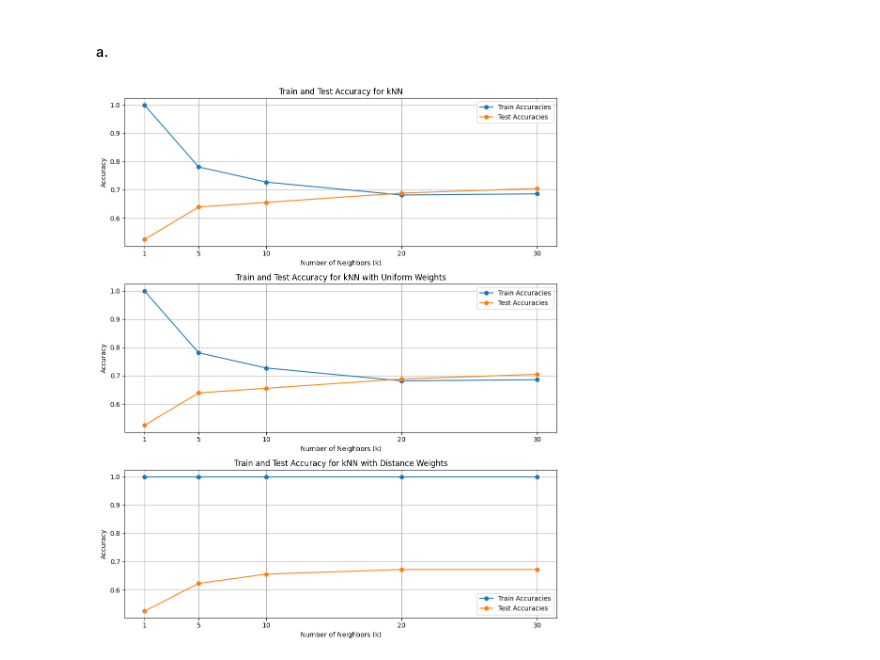
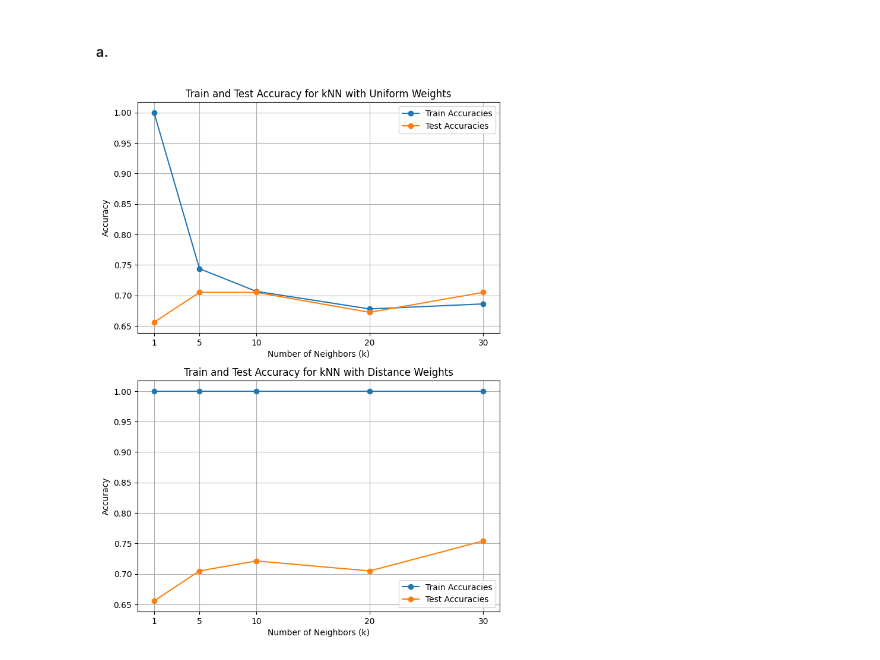
Before and after one commit to raquelgraos/Machine-Learning-Labs, a Jupyter notebook: hw2/hw2.ipynb, the cells around one changed output. Cells and saved outputs as stored; diff of their text form; code cells hidden in the pictures.

```diff
--- a/hw2/hw2.ipynb
+++ b/hw2/hw2.ipynb
@@ -98,7 +98,7 @@ print(round(res.pvalue, 2))
 import pandas as pd
 import numpy as np
 import matplotlib.pyplot as plt
-from sklearn.model_selection import train_test_split, cross_val_score, StratifiedKFold
+from sklearn.model_selection import train_test_split, StratifiedKFold
 from sklearn.neighbors import KNeighborsClassifier
 from sklearn.metrics import accuracy_score
 
@@ -106,14 +106,9 @@ df = pd.read_csv('heart-disease.csv')
 X = df.drop('target', axis=1)
 y = df['target']
 
-folds = StratifiedKFold(n_splits=5, shuffle=True, random_state=0) # onde usar cross_val_score
-
-X_train, X_test, y_train, y_test = train_test_split(X, y, train_size=0.8, random_state=0)
+X_train, X_test, y_train, y_test = train_test_split(X, y, train_size=0.8, random_state=0, stratify=y)
 
 k_values = [1, 5, 10, 20, 30]
-
-train_accuracies = []
-test_accuracies = []
 
 train_acc_unif = []
 test_acc_unif = []
@@ -122,16 +117,6 @@ train_acc_distance = []
 test_acc_distance = []
 
 for k in k_values:
-    # normal classifier
-    predictor = KNeighborsClassifier(n_neighbors=k)
-    predictor.fit(X_train, y_train)
-
-    y_train_pred = predictor.predict(X_train)
-    train_accuracies.append(accuracy_score(y_train, y_train_pred))
-
-    y_test_pred = predictor.predict(X_test)
-    test_accuracies.append(accuracy_score(y_test, y_test_pred))
-
     # classifier with uniform weights
     kNN_unif = KNeighborsClassifier(n_neighbors=k, weights='uniform')
     kNN_unif.fit(X_train, y_train)
@@ -151,43 +136,32 @@ for k in k_values:
 
     y_test_dist_pred = kNN_distance.predict(X_test)
     test_acc_distance.append(accuracy_score(y_test, y_test_dist_pred))
 
-plt.figure(figsize=(10, 12))
-
-# Normal k-NN
-plt.subplot(3, 1, 1)
-plt.plot(k_values, train_accuracies, marker='o', label='Train Accuracies')
-plt.plot(k_values, test_accuracies, marker='o', label='Test Accuracies')
-plt.title('Train and Test Accuracy for k-NN')
-plt.xlabel('Number of Neighbors (k)')
-plt.ylabel('Accuracy')
-plt.xticks(k_values)
-plt.legend()
-plt.grid(True)
+plt.figure(figsize=(7, 14))
 
 # k-NN with uniform weights
 plt.subplot(3, 1, 2)
 plt.plot(k_values, train_acc_unif, marker='o', label='Train Accuracies')
 plt.plot(k_values, test_acc_unif, marker='o', label='Test Accuracies')
 plt.title('Train and Test Accuracy for kNN with Uniform Weights')
 plt.xlabel('Number of Neighbors (k)')
 plt.ylabel('Accuracy')
 plt.xticks(k_values)
 plt.legend()
 plt.grid(True)
 
 # k-NN with distance weights
 plt.subplot(3, 1, 3)
 plt.plot(k_values, train_acc_distance, marker='o', label='Train Accuracies')
 plt.plot(k_values, test_acc_distance, marker='o', label='Test Accuracies')
 plt.title('Train and Test Accuracy for kNN with Distance Weights')
 plt.xlabel('Number of Neighbors (k)')
 plt.ylabel('Accuracy')
 plt.xticks(k_values)
 plt.legend()
 plt.grid(True)
 
 plt.tight_layout()
 plt.show()
 # %% [output]
-[figure, old version]
+[figure, new version]
```
Also changed, not shown: 2 other files.
